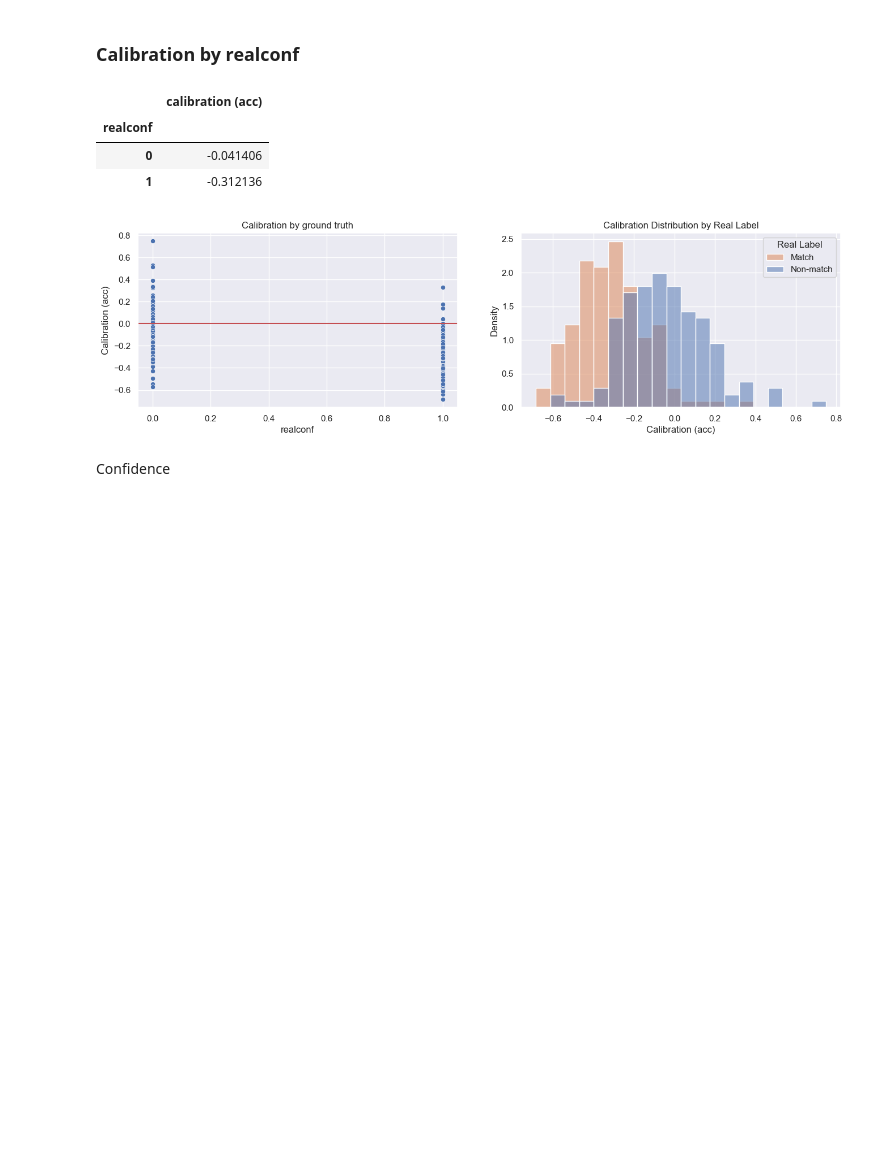
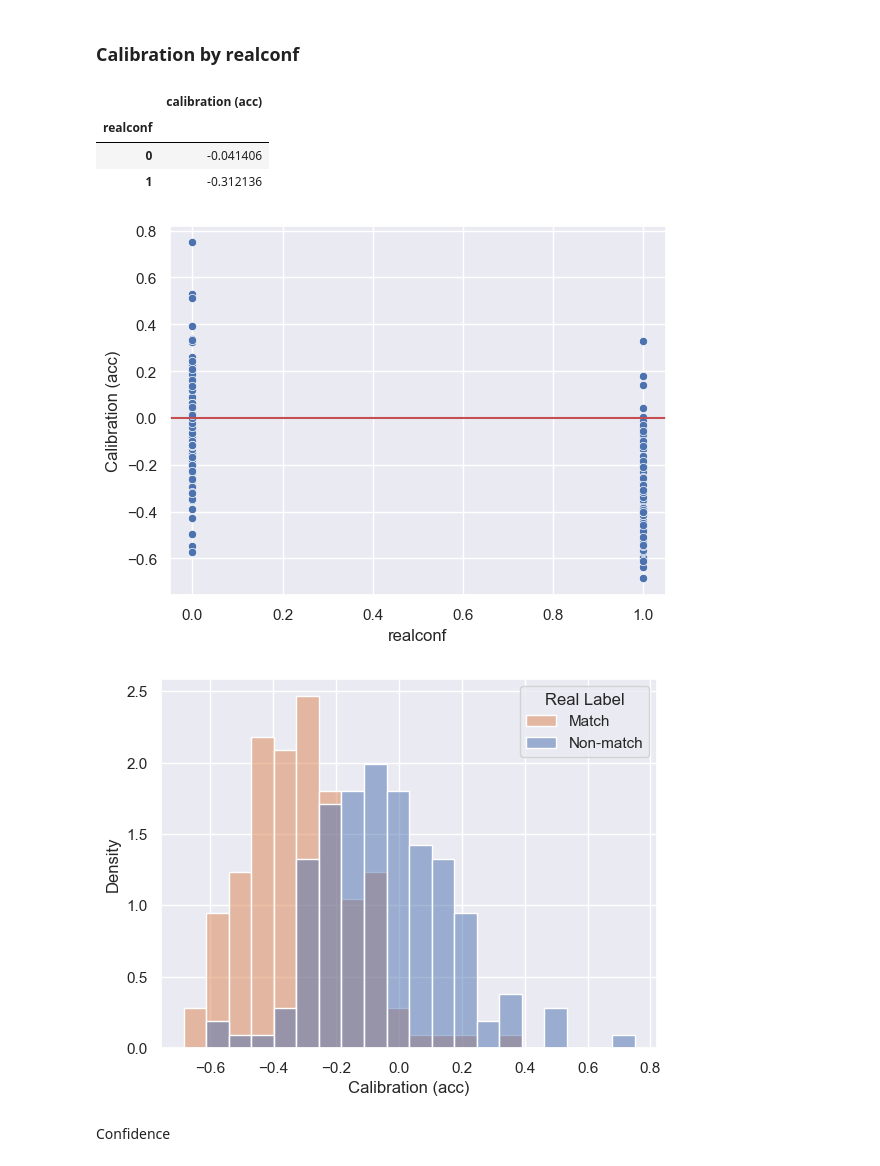
Before and after one commit to MatanSolomon01/LOUC---leave-one-out-calibration, a Jupyter notebook: calibration.ipynb, the cells around one changed output. Saved outputs shown, nothing was run; the diff lists cells and outputs as text; code cells hidden in the pictures; blank space fills up the shorter version.

```diff
--- a/calibration.ipynb
+++ b/calibration.ipynb
@@ -11,13 +11,8 @@ import matplotlib.pyplot as plt
 from sklearn.metrics import confusion_matrix
 sns.set()
 pd.set_option('display.max_columns', None)
-# import os
-# import datetime
-# from datetime import datetime
-# import math
 
-# from tqdm import tqdm
-# from scipy.stats import pearsonr
+titles = False
 # %%
 data = pkl.load(open('data/data.pkl','rb'))
 data.head()
@@ -154,8 +150,8 @@ data.insert(9, 'quantile', tdata['quantile'])
 # Divide the users into 3 buckets, depending on the average answering time
 users_mdelta = pd.DataFrame(users_mdelta)
 users_mdelta['delta bucket'] = users_mdelta['time delta'].quantile(1)
-for q in [0.5]: #[0.75, 0.5, 0.25]: #[2/3, 1/3]
-    users_mdelta.loc[users_mdelta['time delta'] < users_mdelta['time delta'].quantile(q), 'delta bucket'] = users_mdelta['time delta'].quantile(q)
+q = 0.5
+users_mdelta.loc[users_mdelta['time delta'] < users_mdelta['time delta'].quantile(q), 'delta bucket'] = users_mdelta['time delta'].quantile(q)
 
 tdata = tdata.join(users_mdelta[['delta bucket']], on='user_id')
 data.insert(10, 'delta bucket', tdata['delta bucket'])
@@ -218,27 +214,29 @@ plt.show()
 # %%
 means = data.groupby(['user_id', 'realconf'])[['userconf', 'correct']].mean()
 means = means.rename(columns={'correct':'accuracy'})
 means['calibration (acc)'] = means['userconf'] - means['accuracy']
 
-fig, axes = plt.subplots(1,2, figsize=(16,4))
+# fig, axes = plt.subplots(1,2, figsize=(16,4))
 
 display(means.groupby('realconf')[['calibration (acc)']].mean())
-graph = sns.scatterplot(means, x='realconf', y='calibration (acc)', ax=axes[0])
-graph.set(title="Calibration by ground truth", ylabel='Calibration (acc)')
+graph = sns.scatterplot(means, x='realconf', y='calibration (acc)')
+graph.set(title="Calibration by ground truth" if titles else "", ylabel='Calibration (acc)')
 graph.axhline(y=0, c='r')
+plt.show()
 
-graph = sns.histplot(means, x='calibration (acc)', hue='realconf', bins=20, stat='density', ax=axes[1], common_norm=False)
-graph.set(title="Calibration Distribution by Real Label", xlabel='Calibration (acc)')
+graph = sns.histplot(means, x='calibration (acc)', hue='realconf', bins=20, stat='density', common_norm=False)
+graph.set(title="Calibration Distribution by Real Label" if titles else "", xlabel='Calibration (acc)')
 graph.legend(title="Real Label", labels=['Match', 'Non-match'])
-extent = axes[1].get_window_extent().transformed(fig.dpi_scale_trans.inverted())
-fig.savefig(f"results/calibration/Calibration (Acc) Distribution by Real Label", bbox_inches=extent.expanded(1.22, 1.3))
+# extent = axes[1].get_window_extent().transformed(fig.dpi_scale_trans.inverted())
+plt.savefig(f"results/calibration/Calibration (Acc) Distribution by Real Label")
 plt.show()
 # %% [output]
 |  | calibration (acc) |
 | realconf |  |
 | 0 | -0.041406 |
 | 1 | -0.312136 |
-[figure, old version]
+[figure, new version]
+[figure, added]
 # %% [markdown]
 Confidence
 # %%
```
Also changed, not shown: parts of 7 cells of this notebook, 17 other files.
